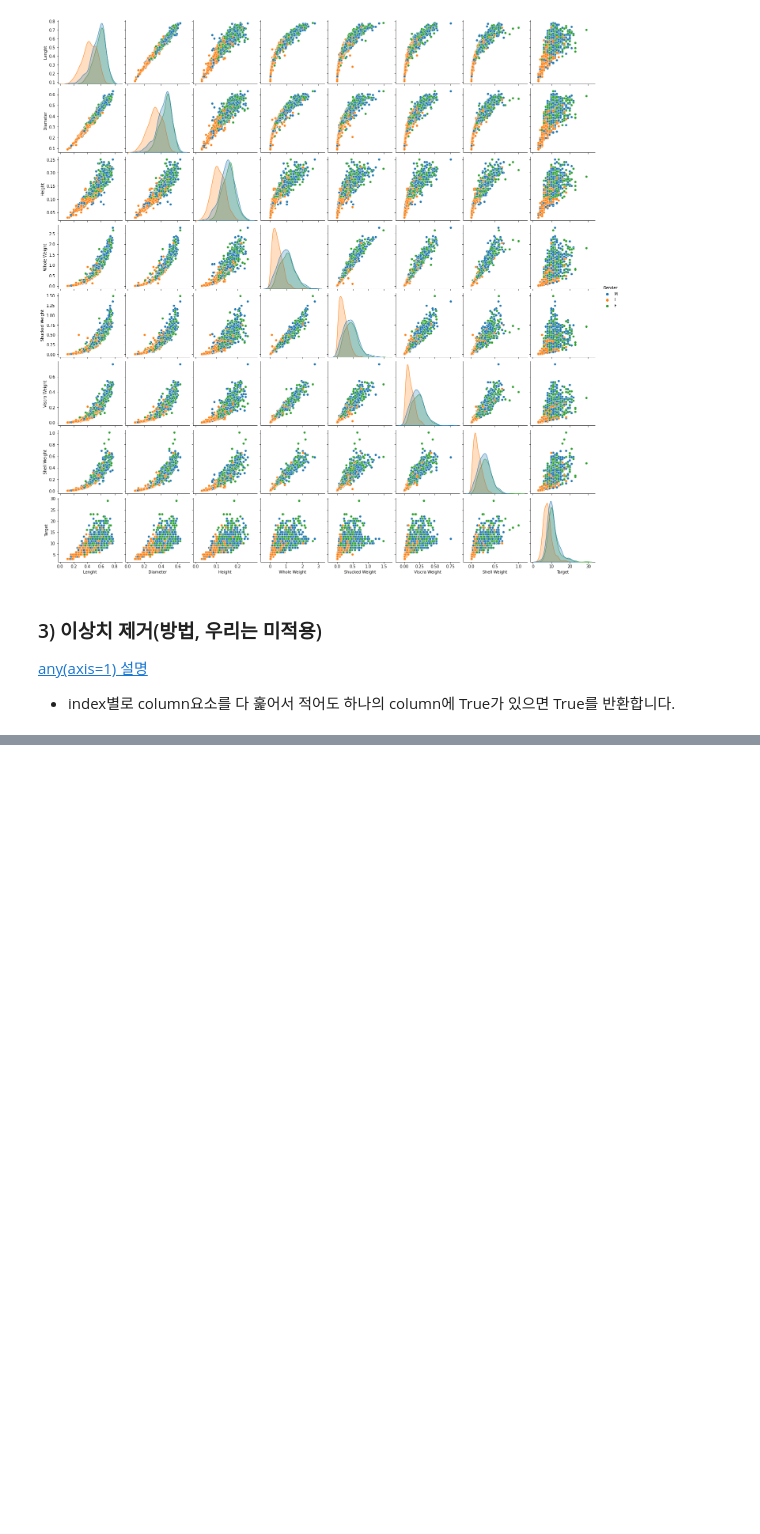
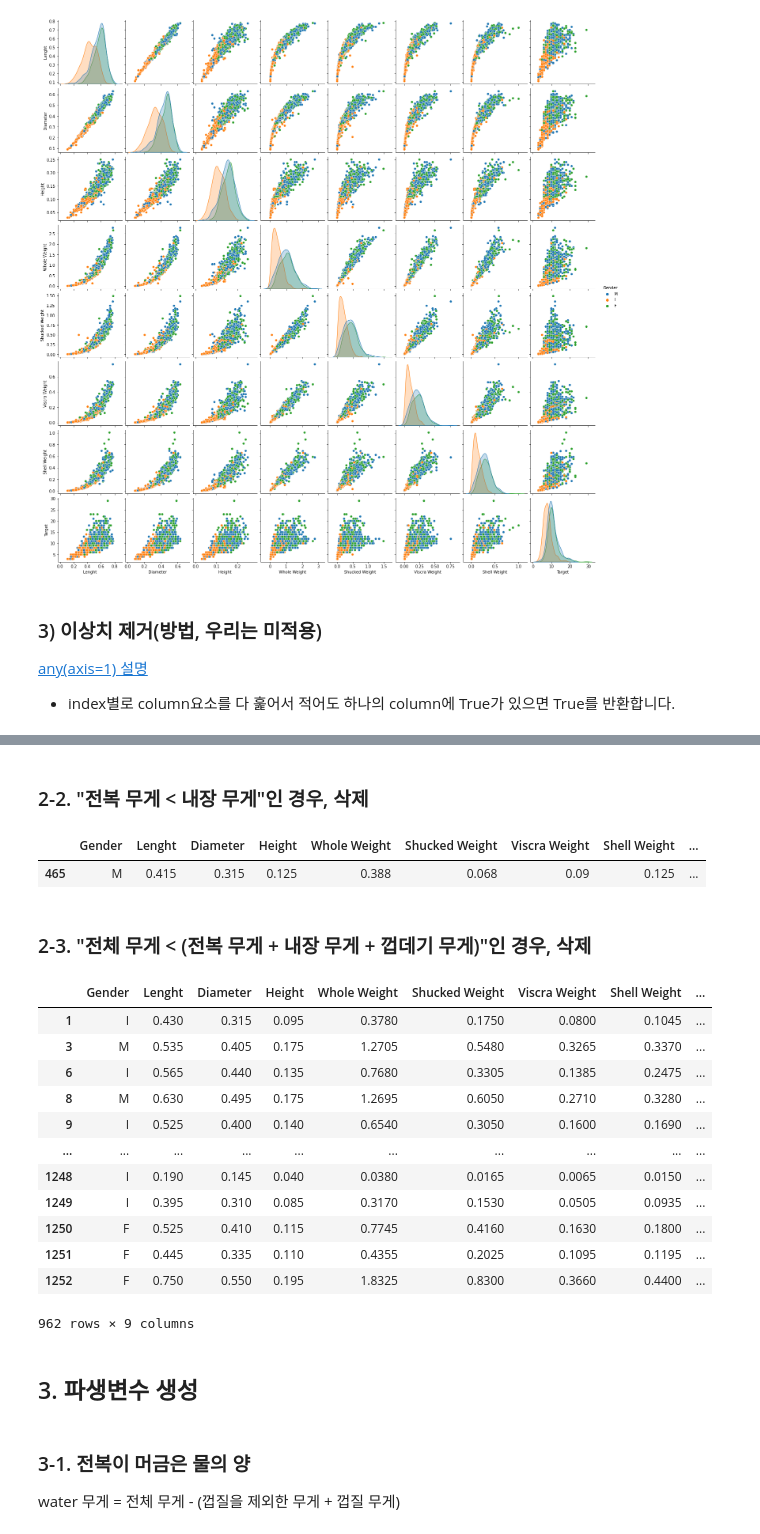
Before and after one commit to Park-Young-Bin/Python_Projects, a Jupyter notebook: [데이콘] 전복 나이 예측 경진대회(copy).ipynb, the cells around one changed output, grey strips where cells are left out. Cells and saved outputs as stored; diff of their text form; code cells hidden in the pictures; blank space fills up the shorter version.

```diff
--- a/[데이콘] 전복 나이 예측 경진대회(copy).ipynb
+++ b/[데이콘] 전복 나이 예측 경진대회(copy).ipynb
@@ -267,0 +240,29 @@ train[condition.any(axis=1)]
+# %%
+train = train[train['Whole Weight'] >= train['Shucked Weight'] + train['Shell Weight']]
+# %% [markdown]
+### 2-2. "전복 무게 < 내장 무게"인 경우, 삭제
+# %%
+train[train['Shucked Weight'] < train['Viscra Weight']]
+# %% [output]
+|  | Gender | Lenght | Diameter | Height | Whole Weight | Shucked Weight | Viscra Weight | Shell Weight | ... |
+| 465 | M | 0.415 | 0.315 | 0.125 | 0.388 | 0.068 | 0.09 | 0.125 | ... |
+# %%
+train = train[train['Shucked Weight'] >= train['Viscra Weight']]
+# %% [markdown]
+### 2-3. "전체 무게 < (전복 무게 + 내장 무게 + 껍데기 무게)"인 경우, 삭제
+# %%
+train[(train['Whole Weight'] - (train['Shucked Weight'] + train['Viscra Weight'] + train['Shucked Weight'])) < 0]
+# %% [output]
+|  | Gender | Lenght | Diameter | Height | Whole Weight | Shucked Weight | Viscra Weight | Shell Weight | ... |
+| 1 | I | 0.430 | 0.315 | 0.095 | 0.3780 | 0.1750 | 0.0800 | 0.1045 | ... |
+| 3 | M | 0.535 | 0.405 | 0.175 | 1.2705 | 0.5480 | 0.3265 | 0.3370 | ... |
+| 6 | I | 0.565 | 0.440 | 0.135 | 0.7680 | 0.3305 | 0.1385 | 0.2475 | ... |
+| 8 | M | 0.630 | 0.495 | 0.175 | 1.2695 | 0.6050 | 0.2710 | 0.3280 | ... |
+| 9 | I | 0.525 | 0.400 | 0.140 | 0.6540 | 0.3050 | 0.1600 | 0.1690 | ... |
+| ... | ... | ... | ... | ... | ... | ... | ... | ... | ... |
+| 1248 | I | 0.190 | 0.145 | 0.040 | 0.0380 | 0.0165 | 0.0065 | 0.0150 | ... |
+| 1249 | I | 0.395 | 0.310 | 0.085 | 0.3170 | 0.1530 | 0.0505 | 0.0935 | ... |
+| 1250 | F | 0.525 | 0.410 | 0.115 | 0.7745 | 0.4160 | 0.1630 | 0.1800 | ... |
+| 1251 | F | 0.445 | 0.335 | 0.110 | 0.4355 | 0.2025 | 0.1095 | 0.1195 | ... |
+| 1252 | F | 0.750 | 0.550 | 0.195 | 1.8325 | 0.8300 | 0.3660 | 0.4400 | ... |
+962 rows × 9 columns
@@ -267,0 +271,5 @@ train[condition.any(axis=1)]
+# %% [markdown]
+## 3. 파생변수 생성
+# %% [markdown]
+### 3-1. 전복이 머금은 물의 양
+water 무게 = 전체 무게 - (껍질을 제외한 무게 + 껍질 무게)
```
Also changed, not shown: parts of 10 cells of this notebook.
